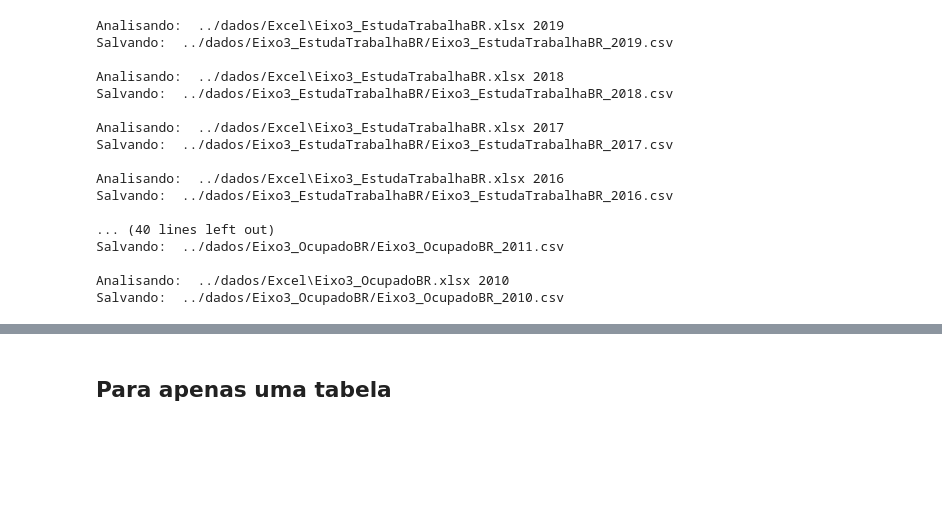
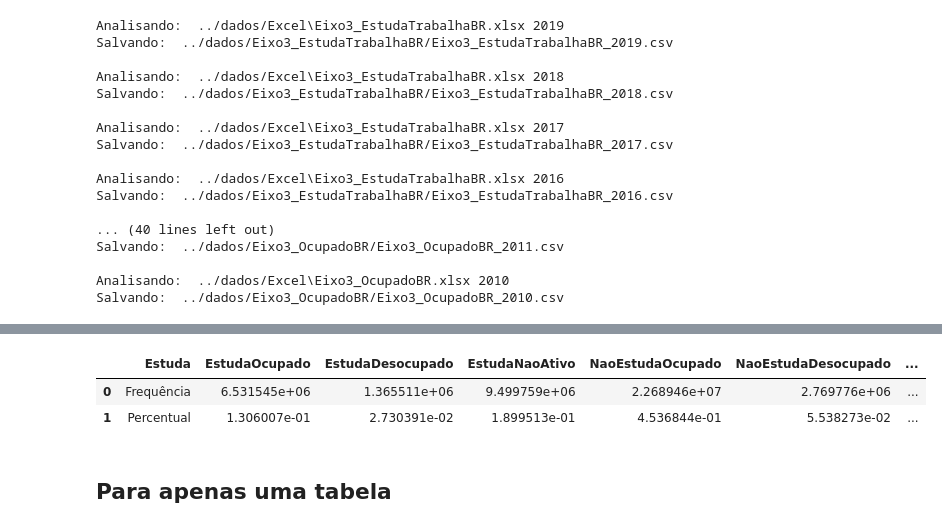
Before and after one commit to becahp/cotec-indicadores, a Jupyter notebook: ckan/Tratamento Excel para CKAN.ipynb, the cells around one changed output, grey strips where cells are left out. Drawn from its saved outputs; the diff is of its cells as text; code cells hidden in the pictures; blank space fills up the shorter version.

```diff
--- a/ckan/Tratamento Excel para CKAN.ipynb
+++ b/ckan/Tratamento Excel para CKAN.ipynb
@@ -374,18 +372,18 @@ for nome in nomes_atual:
         #lê a tabela e transforma em csv
         tabela = pd.read_excel(nome, sheet_name=ano)
 
-
         #dataset_merge = pd.merge(tabela, estados_geo, how='inner', left_on=['Sigla'],right_on=['uf'])
         #dataset_merge.drop(columns=['codigo_ibge','uf', 'nome', 'capital'], inplace=True)
         #dataset_merge.rename(columns={"Sigla": "UF", "UF": "Nome"}, inplace=True)
 
         #ajuste de nomes
         nomefile = nome[nome.find("\\")+1:-5]
+        #print(nomefile)
         base = "../dados/" + nomefile #pasta base
 
         filename = str(base)+"/"+str(nomefile)+"_"+str(ano)+'.csv'
         print("Salvando: ", filename)
-        dataset_merge.to_csv(filename, index=False, encoding='utf-8')
+        tabela.to_csv(filename, index=False, encoding='utf-8')
         print()
 # %% [output]
 Analisando:  ../dados/Excel\Eixo3_EstudaTrabalhaBR.xlsx 2019
@@ -405,3 +403,6 @@ Salvando:  ../dados/Eixo3_OcupadoBR/Eixo3_OcupadoBR_2011.csv
 
 Analisando:  ../dados/Excel\Eixo3_OcupadoBR.xlsx 2010
 Salvando:  ../dados/Eixo3_OcupadoBR/Eixo3_OcupadoBR_2010.csv
+# %%
+nome = nomes_atual[0]
+print(nome)
@@ -407,0 +411,4 @@ Salvando:  ../dados/Eixo3_OcupadoBR/Eixo3_OcupadoBR_2010.csv
+# %%
+xls = pd.ExcelFile(nome)
+for ano in xls.sheet_names:
+    print("Analisando: ",nome,ano)
@@ -408,3 +425,10 @@ Salvando:  ../dados/Eixo3_OcupadoBR/Eixo3_OcupadoBR_2010.csv
+# %%
+tabela = pd.read_excel(nome, sheet_name=ano)
+tabela.head()
+# %% [output]
+|  | Estuda | EstudaOcupado | EstudaDesocupado | EstudaNaoAtivo | NaoEstudaOcupado | NaoEstudaDesocupado | ... |
+| 0 | Frequência | 6.531545e+06 | 1.365511e+06 | 9.499759e+06 | 2.268946e+07 | 2.769776e+06 | ... |
+| 1 | Percentual | 1.306007e-01 | 2.730391e-02 | 1.899513e-01 | 4.536844e-01 | 5.538273e-02 | ... |
 # %%
 #######################################################
 ###                    Eixo 2                       ###
```
Also changed, not shown: parts of 3 cells of this notebook, 19 other files.
